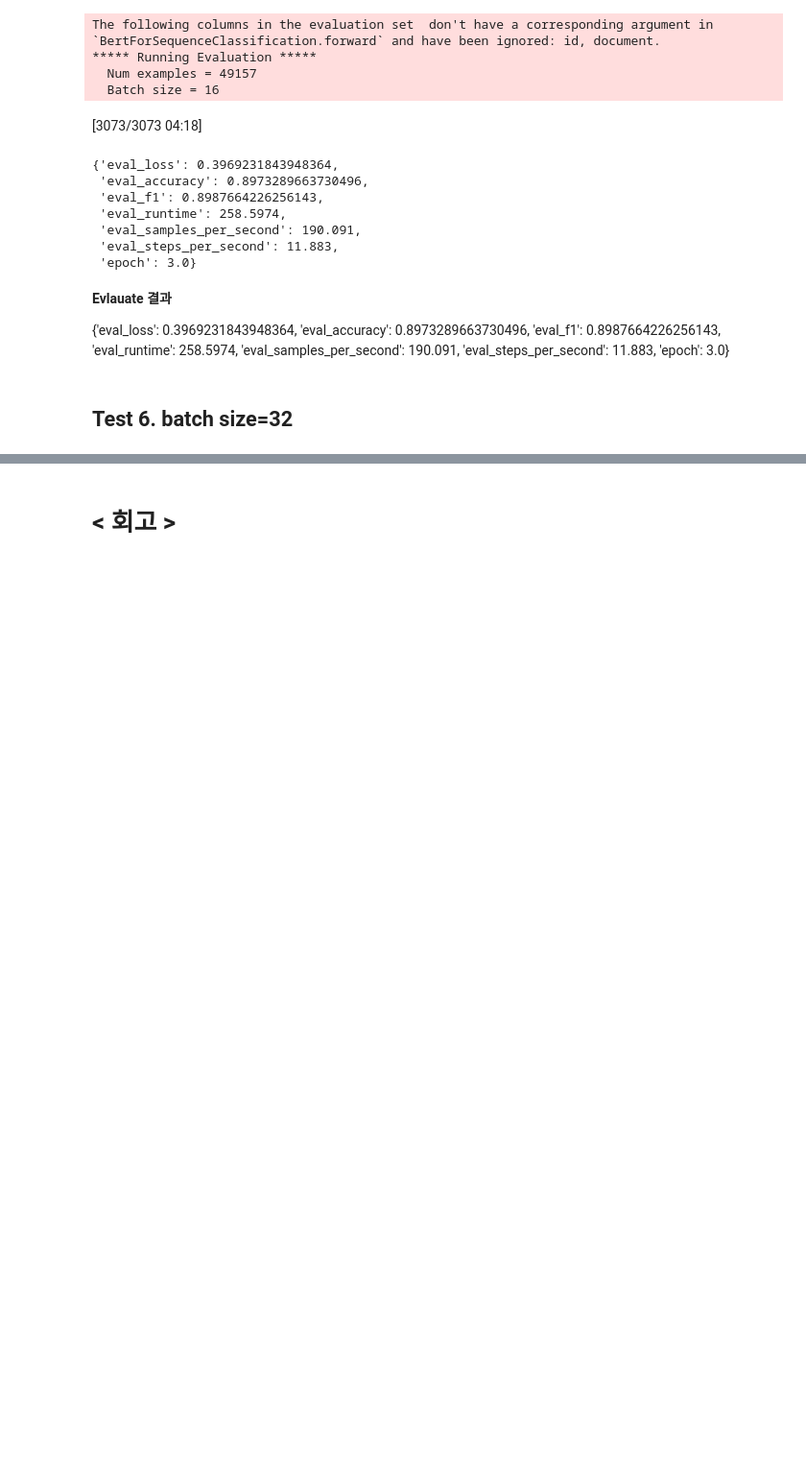
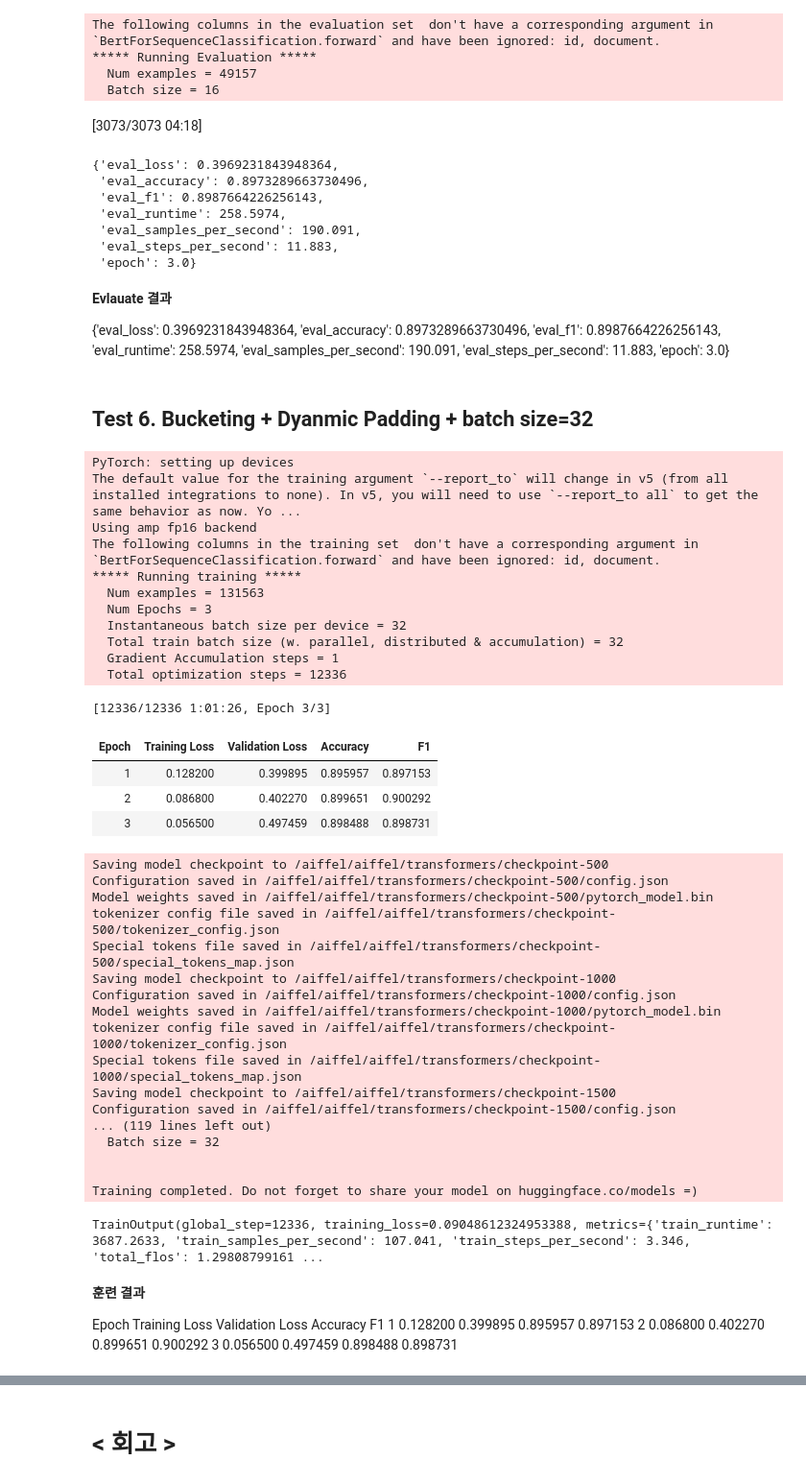
Before and after one commit to YSKIM-moya/AIFFEL_quest_rs, a Jupyter notebook: GoingDeeper/Gd07/HuggingFace_CustermProject_nsmc.ipynb, the cells around one changed output, grey strips where cells are left out. Shown at 96% size. Cells and saved outputs as stored; diff of their text form; code cells hidden in the pictures; blank space fills up the shorter version.

```diff
--- a/GoingDeeper/Gd07/HuggingFace_CustermProject_nsmc.ipynb
+++ b/GoingDeeper/Gd07/HuggingFace_CustermProject_nsmc.ipynb
@@ -792,38 +792,80 @@ The following columns in the evaluation set  don't have a corresponding argument
  'eval_steps_per_second': 11.883,
  'epoch': 3.0}
 # %% [markdown]
-## Test 6.  batch size=32
+## Test 6. Bucketing + Dyanmic Padding +  batch size=32
 # %%
 import os
 import numpy as np
 from transformers import Trainer, TrainingArguments
 
 output_dir = os.getenv('HOME')+'/aiffel/transformers'
 
 training_arguments_6 = TrainingArguments(
     output_dir,                                         # output이 저장될 경로
     evaluation_strategy="epoch",        #evaluation하는 빈도
     logging_strategy="epoch",           # epoch마다 로그 기록
     learning_rate = 2e-5,               #learning_rate
     per_device_train_batch_size = 32,   # 각 device 당 batch size
     per_device_eval_batch_size = 32,    # evaluation 시에 batch size
     num_train_epochs = 3,                     # train 시킬 총 epochs
     weight_decay = 0.01,                        # weight decay
-    logging_dir="./case5_logs",
+    logging_dir="./case6_logs",
     group_by_length=True,              # 자동 Bucketing 기능. 길이 기준 정렬 + 샘플링을 자동으로 수행
     fp16  = True
 )
 
 
 trainer_6 = Trainer(
     model=huggingface_model,           # 학습시킬 model
     args=training_arguments_6,           # TrainingArguments을 통해 설정한 arguments
     train_dataset=hf_train_dataset,    # training dataset
     eval_dataset=hf_val_dataset,
     compute_metrics=compute_metrics,
     tokenizer=huggingface_tokenizer,
     data_collator=data_collator          # 동적 패딩 적용
 )
 trainer_6.train()
+# %% [output]
+PyTorch: setting up devices
+The default value for the training argument `--report_to` will change in v5 (from all installed integrations to none). In v5, you will need to use `--report_to all` to get the same behavior as now. Yo ...
+Using amp fp16 backend
+The following columns in the training set  don't have a corresponding argument in `BertForSequenceClassification.forward` and have been ignored: id, document.
+***** Running training *****
+  Num examples = 131563
+  Num Epochs = 3
+  Instantaneous batch size per device = 32
+  Total train batch size (w. parallel, distributed & accumulation) = 32
+  Gradient Accumulation steps = 1
+  Total optimization steps = 12336
+[12336/12336 1:01:26, Epoch 3/3]
+| Epoch | Training Loss | Validation Loss | Accuracy | F1 |
+| 1 | 0.128200 | 0.399895 | 0.895957 | 0.897153 |
+| 2 | 0.086800 | 0.402270 | 0.899651 | 0.900292 |
+| 3 | 0.056500 | 0.497459 | 0.898488 | 0.898731 |
+Saving model checkpoint to /aiffel/aiffel/transformers/checkpoint-500
+Configuration saved in /aiffel/aiffel/transformers/checkpoint-500/config.json
+Model weights saved in /aiffel/aiffel/transformers/checkpoint-500/pytorch_model.bin
+tokenizer config file saved in /aiffel/aiffel/transformers/checkpoint-500/tokenizer_config.json
+Special tokens file saved in /aiffel/aiffel/transformers/checkpoint-500/special_tokens_map.json
+Saving model checkpoint to /aiffel/aiffel/transformers/checkpoint-1000
+Configuration saved in /aiffel/aiffel/transformers/checkpoint-1000/config.json
+Model weights saved in /aiffel/aiffel/transformers/checkpoint-1000/pytorch_model.bin
+tokenizer config file saved in /aiffel/aiffel/transformers/checkpoint-1000/tokenizer_config.json
+Special tokens file saved in /aiffel/aiffel/transformers/checkpoint-1000/special_tokens_map.json
+Saving model checkpoint to /aiffel/aiffel/transformers/checkpoint-1500
+Configuration saved in /aiffel/aiffel/transformers/checkpoint-1500/config.json
+... (119 lines left out)
+  Batch size = 32
+
+
+Training completed. Do not forget to share your model on huggingface.co/models =)
+TrainOutput(global_step=12336, training_loss=0.09048612324953388, metrics={'train_runtime': 3687.2633, 'train_samples_per_second': 107.041, 'train_steps_per_second': 3.346, 'total_flos': 1.29808799161 ...
+# %% [markdown]
+**훈련 결과**
+
+Epoch	Training Loss	Validation Loss	Accuracy	F1
+1	0.128200	0.399895	0.895957	0.897153
+2	0.086800	0.402270	0.899651	0.900292
+3	0.056500	0.497459	0.898488	0.898731
 # %%
 trainer_6.evaluate(hf_test_dataset)
```
Also changed, not shown: parts of 14 cells of this notebook.
